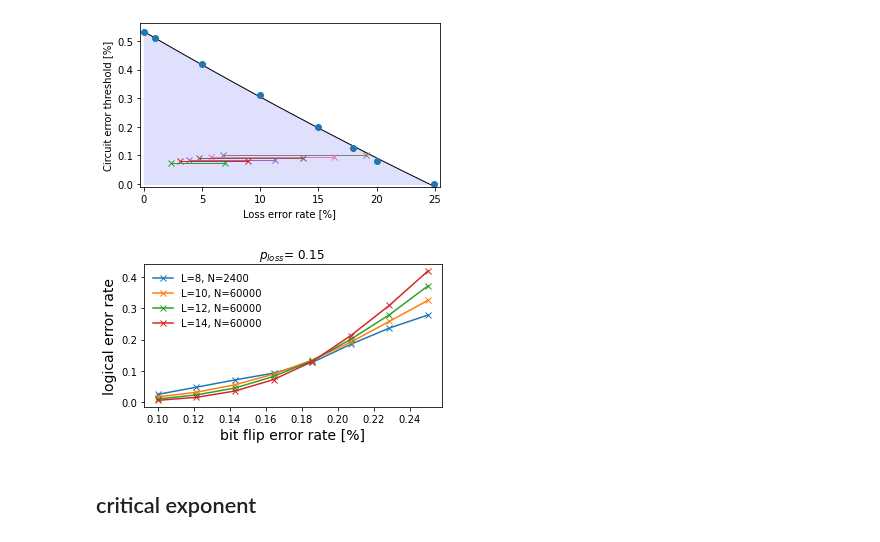
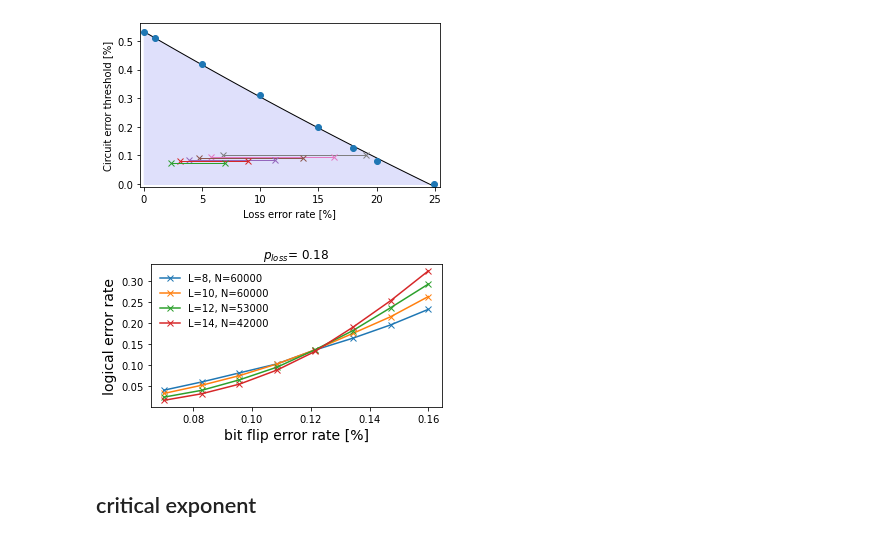
Before and after one commit to hassan-shap/quantum-emitter, a Jupyter notebook: pp_threshold_qdot.ipynb, the cells around one changed output. Drawn from its saved outputs; the diff is of its cells as text; code cells hidden in the pictures.

```diff
--- a/pp_threshold_qdot.ipynb
+++ b/pp_threshold_qdot.ipynb
@@ -368,7 +368,7 @@ plt.show()
 ### 0.2 loss
 repeat = 60
 L_list = [8,10,12,14]
-prob_l = 0.15
+prob_l = 0.18
 
 plt.figure(1,figsize=(5,3))
 for i_L, L in enumerate(L_list):
@@ -406,34 +406,34 @@ for i_L, L in enumerate(L_list):
     #         fail_prob_avg += (fail_prob_z+loss_prob)
     #         loss_prob_avg += loss_prob
     #         Ntot += Nrep_loss#*(Nrep_loss-loss_prob)+loss_prob
     if not first:
         failure_ratio = fail_prob_avg/Ntot
         loss_ratio = loss_prob_avg/Ntot
         plt.plot(100*p1_list,failure_ratio,"x-", color="C%d" % (i_L), label="L=%d, N=%d" % (L,Ntot))
         # plt.plot(100*p1_list,failure_ratio,"x-", color="C%d" % (i_L), label="L=%d" % L)
 
 
 
 plt.legend(frameon=False)
 plt.title(r"$p_{loss} $= %.2f " % (prob_l))
 fsize = 14
 # if prob_l>= 0.18:
 #     plt.xticks(np.arange(0,0.151,0.05),fontsize=fsize)
 #     plt.yticks(np.arange(0,0.71,0.2),fontsize=fsize)
 # else:
 #     plt.xticks(np.arange(0.1,0.56,0.1),fontsize=fsize)
 #     plt.yticks(np.arange(0,0.81,0.2),fontsize=fsize)
 
 # plt.ylim([0.0,0.4])
 # plt.yscale("log")
 # plt.grid()
 plt.xlabel("bit flip error rate [%]",fontsize=fsize)
 plt.ylabel("logical error rate",fontsize=fsize)
 plt.tight_layout()
 # plt.savefig("figs/qdot_loss_%.2f_threshold.pdf" % (prob_l))
 plt.show()
 # %% [output]
-[figure, old version]
+[figure, new version]
 # %% [markdown]
 ## critical exponent
 # %%
```
Also changed, not shown: 19 other files.
